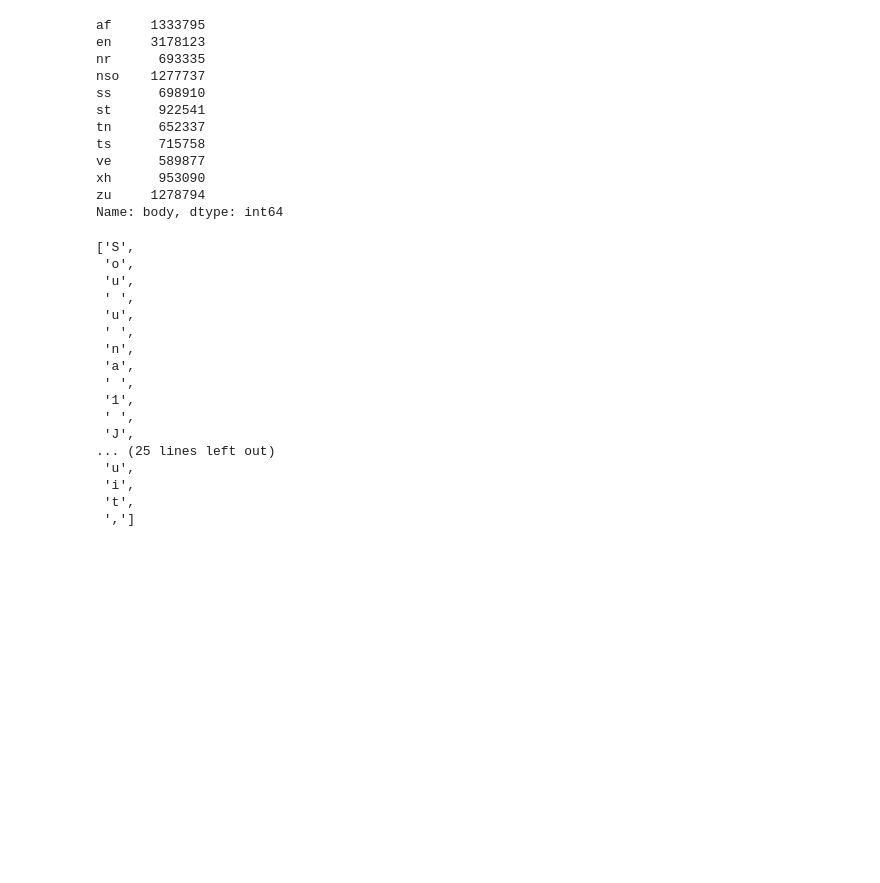
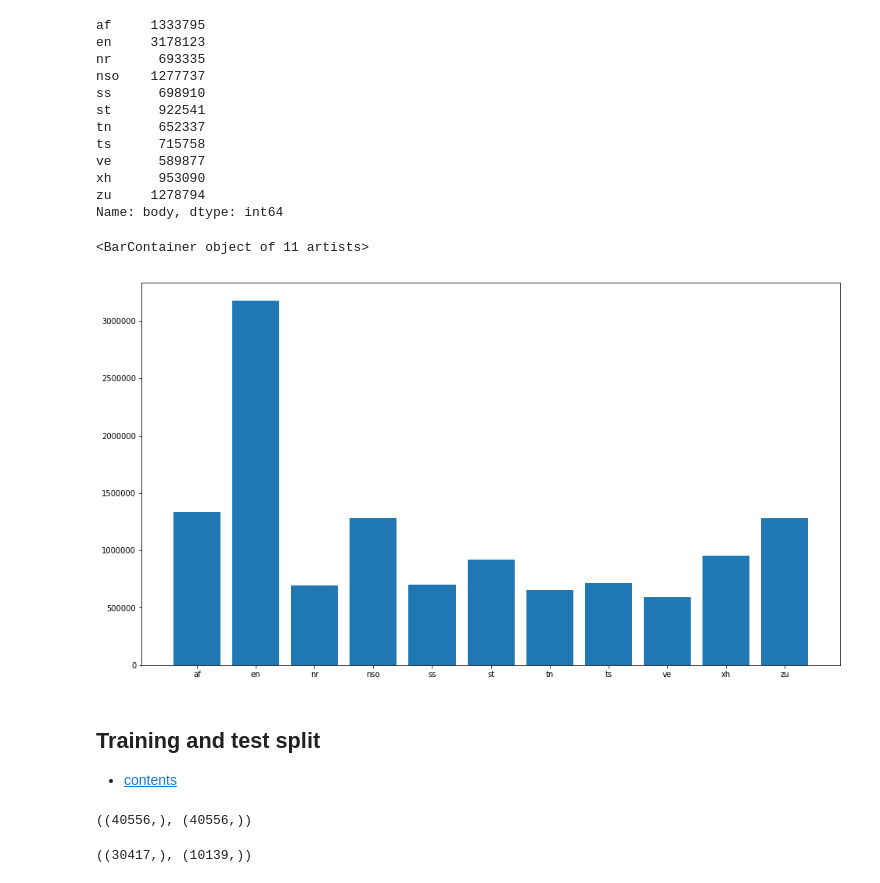
Before and after one commit to Thembani-p/sa-language-classifier, a Jupyter notebook: notebooks/Corpora and prep.ipynb, the cells around one changed output. Drawn from its saved outputs; the diff is of its cells as text; code cells hidden in the pictures; blank space fills up the shorter version.

```diff
--- a/notebooks/Corpora and prep.ipynb
+++ b/notebooks/Corpora and prep.ipynb
@@ -143,7 +254,8 @@ Name: body, dtype: int64
 # %%
 # character counts - beautifully balanced
 
-documents_df['body'].apply(lambda x: len(list(x))).dot(pd.get_dummies(documents_df['class']))
+character_counts = documents_df['body'].apply(lambda x: len(list(x))).dot(pd.get_dummies(documents_df['class']))
+character_counts
 # %% [output]
 af     1333795
 en     3178123
@@ -157,23 +269,13 @@ ve      589877
 xh      953090
 zu     1278794
 Name: body, dtype: int64
-# %%
-list("""\r'b"Sou u na 1 Januarie van 'n jaar aansluit,""".replace("""\r\'b\"""",""))
-# %% [output]
-['S',
- 'o',
- 'u',
- ' ',
- 'u',
- ' ',
- 'n',
- 'a',
- ' ',
- '1',
- ' ',
- 'J',
-... (25 lines left out)
- 'u',
- 'i',
- 't',
- ',']
+# %%
+plt.figure(figsize=(16,9))
+plt.bar(character_counts.index, character_counts)
+# %% [output]
+<BarContainer object of 11 artists>
+[figure, added]
+# %% [markdown]
+## Training and test split
+
+- [contents](#contents)
@@ -179,0 +286,4 @@ list("""\r'b"Sou u na 1 Januarie van 'n jaar aansluit,""".replace("""\r\'b\"""",
+# %%
+flat_corpora.shape, flat_labels.shape
+# %% [output]
+((40556,), (40556,))
@@ -179,0 +296,4 @@ list("""\r'b"Sou u na 1 Januarie van 'n jaar aansluit,""".replace("""\r\'b\"""",
+# %%
+corpora_train.shape, corpora_test.shape
+# %% [output]
+((30417,), (10139,))
```
Also changed, not shown: parts of 44 cells of this notebook, 10 other files.
